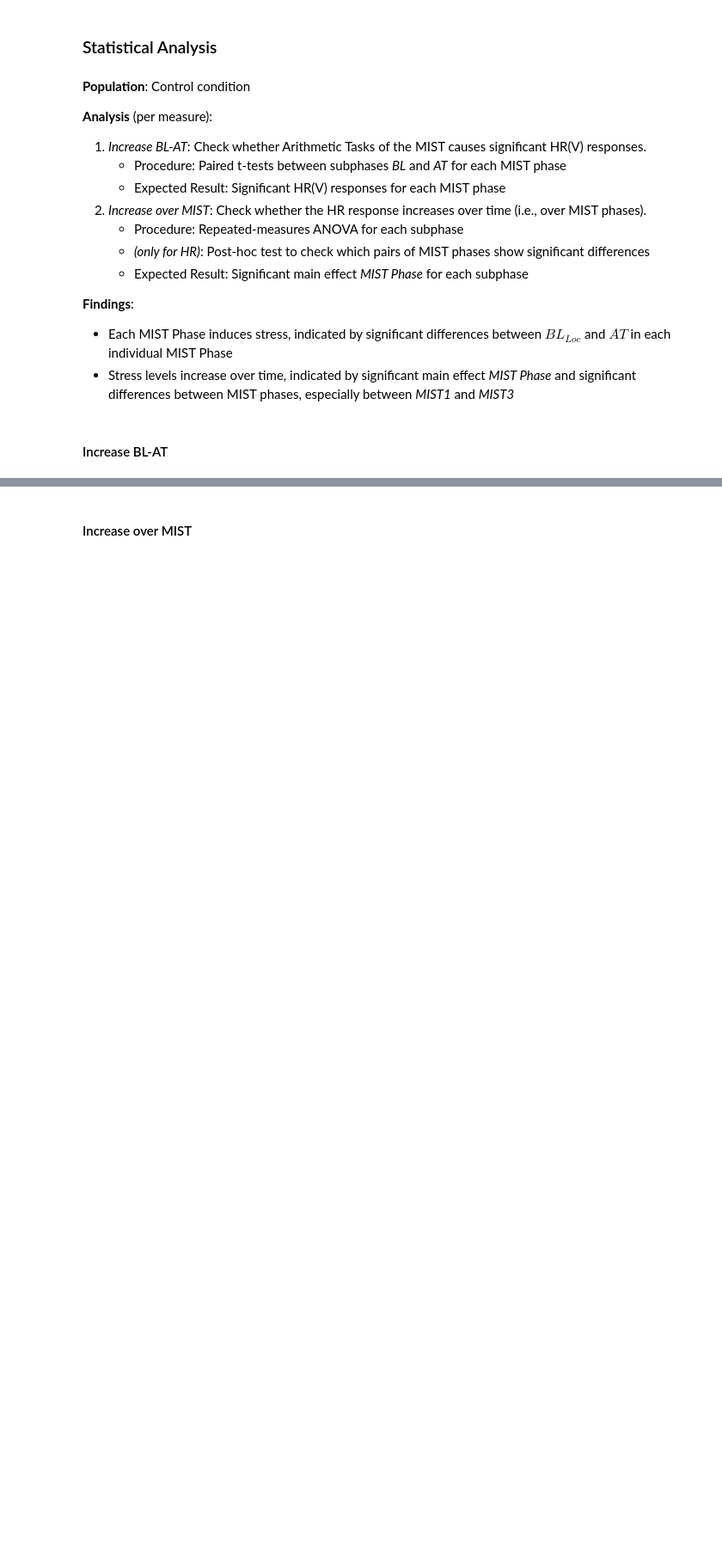
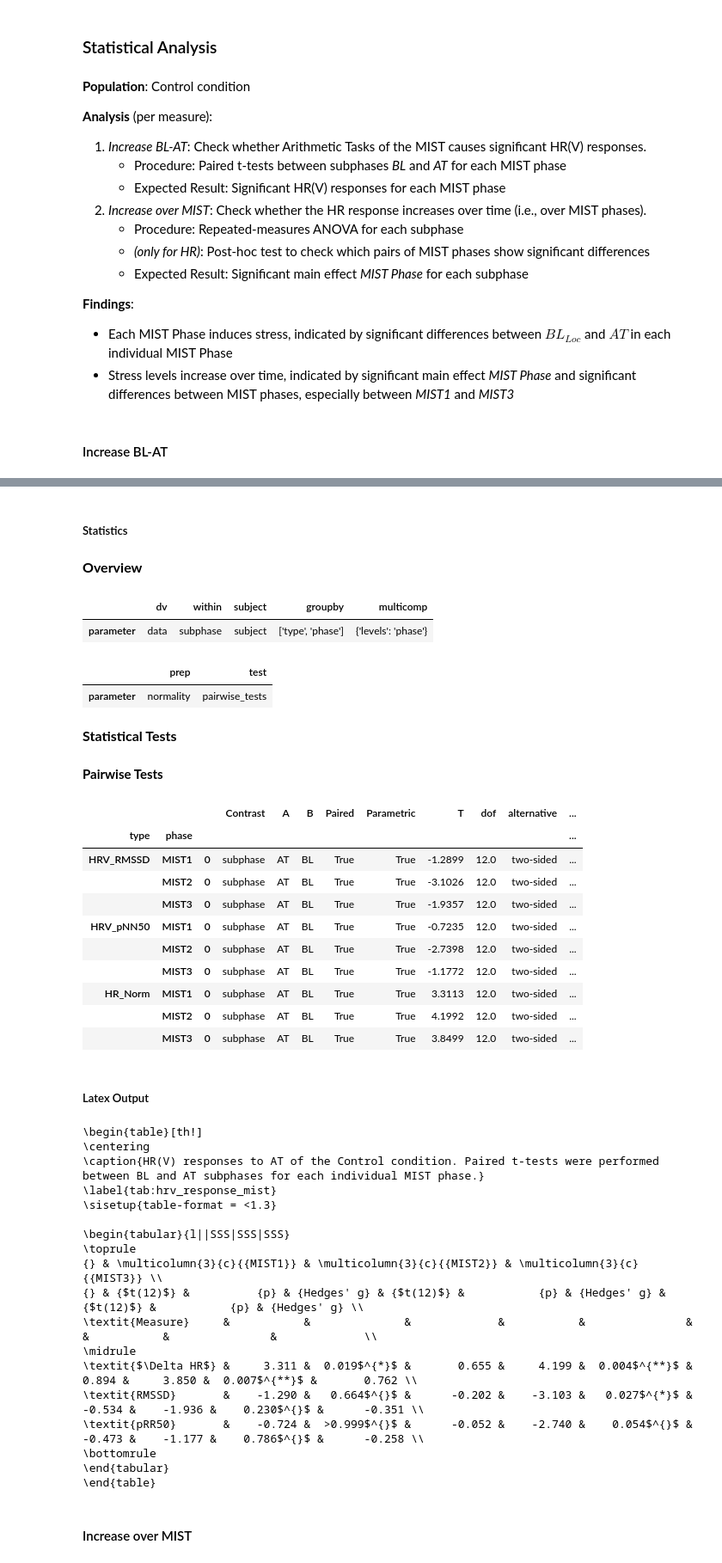
Before and after one commit to mad-lab-fau/cft-analysis, a Jupyter notebook: experiments/2022_scientific_reports/notebooks/analysis/ECG_Analysis.ipynb, the cells around one changed output, grey strips where cells are left out. Shown at 86% size. Drawn from its saved outputs; the diff is of its cells as text; code cells hidden in the pictures; blank space fills up the shorter version.

```diff
--- a/experiments/2022_scientific_reports/notebooks/analysis/ECG_Analysis.ipynb
+++ b/experiments/2022_scientific_reports/notebooks/analysis/ECG_Analysis.ipynb
@@ -110,7 +150,7 @@ display(hr_analysis.head())
 ################################################
 display(Markdown("##### Statistics"))
 
-steps = [("prep", "normality"), ("test", "pairwise_ttests")]
+steps = [("prep", "normality"), ("test", "pairwise_tests")]
 params = {
     "dv": "data",
     "within": "subphase",
@@ -138,7 +178,7 @@ Paired t-tests were performed between BL and AT subphases for each individual MI
 "
 
 df_latex = stats.results_to_latex_table(
-    "pairwise_ttests",
+    "pairwise_tests",
     unstack_levels="phase",
     index_kws={
         "index_value_order": index_value_order,
@@ -153,3 +193,4 @@ for path in [tex_path, paper_tex_path]:
     if path is not None:
         path.joinpath("tab_hrv_response_bl_at.tex").open(mode="w+").write(df_latex)
 print(df_latex)
+# %% [output]
@@ -156,3 +205,41 @@ print(df_latex)
+##### Statistics
+<font size="3"><b> Overview </b></font>
+|  | dv | within | subject | groupby | multicomp |
+| parameter | data | subphase | subject | ['type', 'phase'] | {'levels': 'phase'} |
+|  | prep | test |
+| parameter | normality | pairwise_tests |
+<font size="3"><b> Statistical Tests </b></font>
+**Pairwise Tests**
+|  |  |  | Contrast | A | B | Paired | Parametric | T | dof | alternative | ... |
+| type | phase |  |  |  |  |  |  |  |  |  | ... |
+| HRV_RMSSD | MIST1 | 0 | subphase | AT | BL | True | True | -1.2899 | 12.0 | two-sided | ... |
+|  | MIST2 | 0 | subphase | AT | BL | True | True | -3.1026 | 12.0 | two-sided | ... |
+|  | MIST3 | 0 | subphase | AT | BL | True | True | -1.9357 | 12.0 | two-sided | ... |
+| HRV_pNN50 | MIST1 | 0 | subphase | AT | BL | True | True | -0.7235 | 12.0 | two-sided | ... |
+|  | MIST2 | 0 | subphase | AT | BL | True | True | -2.7398 | 12.0 | two-sided | ... |
+|  | MIST3 | 0 | subphase | AT | BL | True | True | -1.1772 | 12.0 | two-sided | ... |
+| HR_Norm | MIST1 | 0 | subphase | AT | BL | True | True | 3.3113 | 12.0 | two-sided | ... |
+|  | MIST2 | 0 | subphase | AT | BL | True | True | 4.1992 | 12.0 | two-sided | ... |
+|  | MIST3 | 0 | subphase | AT | BL | True | True | 3.8499 | 12.0 | two-sided | ... |
+##### Latex Output
+\begin{table}[th!]
+\centering
+\caption{HR(V) responses to AT of the Control condition. Paired t-tests were performed between BL and AT subphases for each individual MIST phase.}
+\label{tab:hrv_response_mist}
+\sisetup{table-format = <1.3}
+
+\begin{tabular}{l||SSS|SSS|SSS}
+\toprule
+{} & \multicolumn{3}{c}{{MIST1}} & \multicolumn{3}{c}{{MIST2}} & \multicolumn{3}{c}{{MIST3}} \\
+{} & {$t(12)$} &          {p} & {Hedges' g} & {$t(12)$} &           {p} & {Hedges' g} & {$t(12)$} &           {p} & {Hedges' g} \\
+\textit{Measure}     &           &              &             &           &               &             &           &               &             \\
+\midrule
+\textit{$\Delta HR$} &     3.311 &  0.019$^{*}$ &       0.655 &     4.199 &  0.004$^{**}$ &       0.894 &     3.850 &  0.007$^{**}$ &       0.762 \\
+\textit{RMSSD}       &    -1.290 &   0.664$^{}$ &      -0.202 &    -3.103 &   0.027$^{*}$ &      -0.534 &    -1.936 &    0.230$^{}$ &      -0.351 \\
+\textit{pRR50}       &    -0.724 &  >0.999$^{}$ &      -0.052 &    -2.740 &    0.054$^{}$ &      -0.473 &    -1.177 &    0.786$^{}$ &      -0.258 \\
+\bottomrule
+\end{tabular}
+\end{table}
 # %% [markdown]
 #### Increase over MIST
 # %%
```
Also changed, not shown: parts of 6 cells of this notebook, 25 other files.
